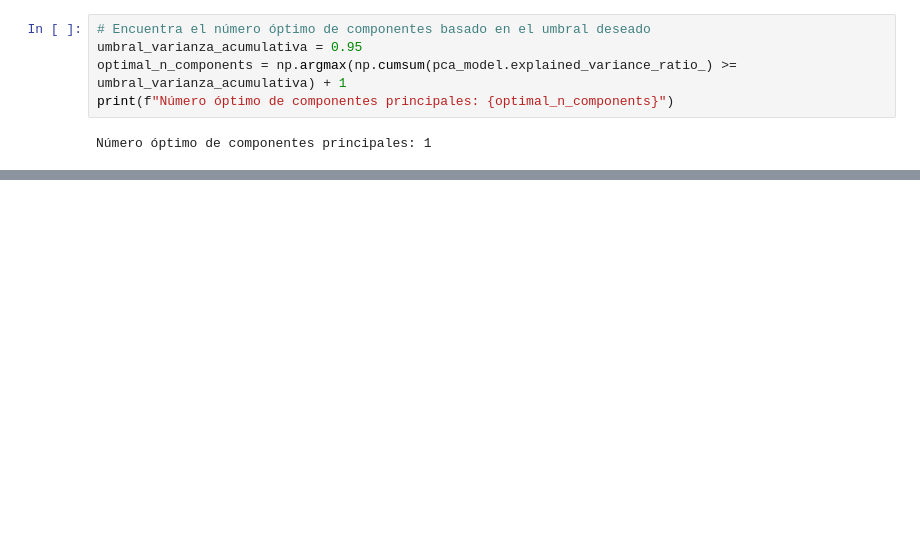
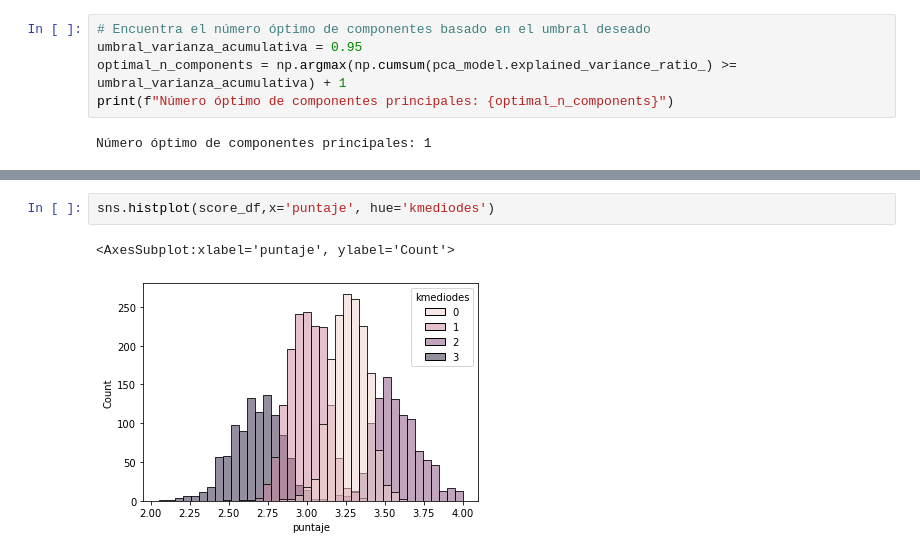
Before and after one commit to JECaballeroR/ANS-Equipo6-2023, a Jupyter notebook: Entrega 1_Proyecto.ipynb, the cells around one changed output, grey strips where cells are left out. Saved outputs shown, nothing was run; the diff lists cells and outputs as text; blank space fills up the shorter version.

```diff
--- a/Entrega 1_Proyecto.ipynb
+++ b/Entrega 1_Proyecto.ipynb
@@ -575,0 +689,5 @@ Componente 4: 0.0570 - acumulada: 0.48483907820350264
+# %%
+sns.histplot(score_df,x='puntaje', hue='kmediodes')
+# %% [output]
+<AxesSubplot:xlabel='puntaje', ylabel='Count'>
+[figure, added]
```
Also changed, not shown: parts of 45 cells of this notebook.
